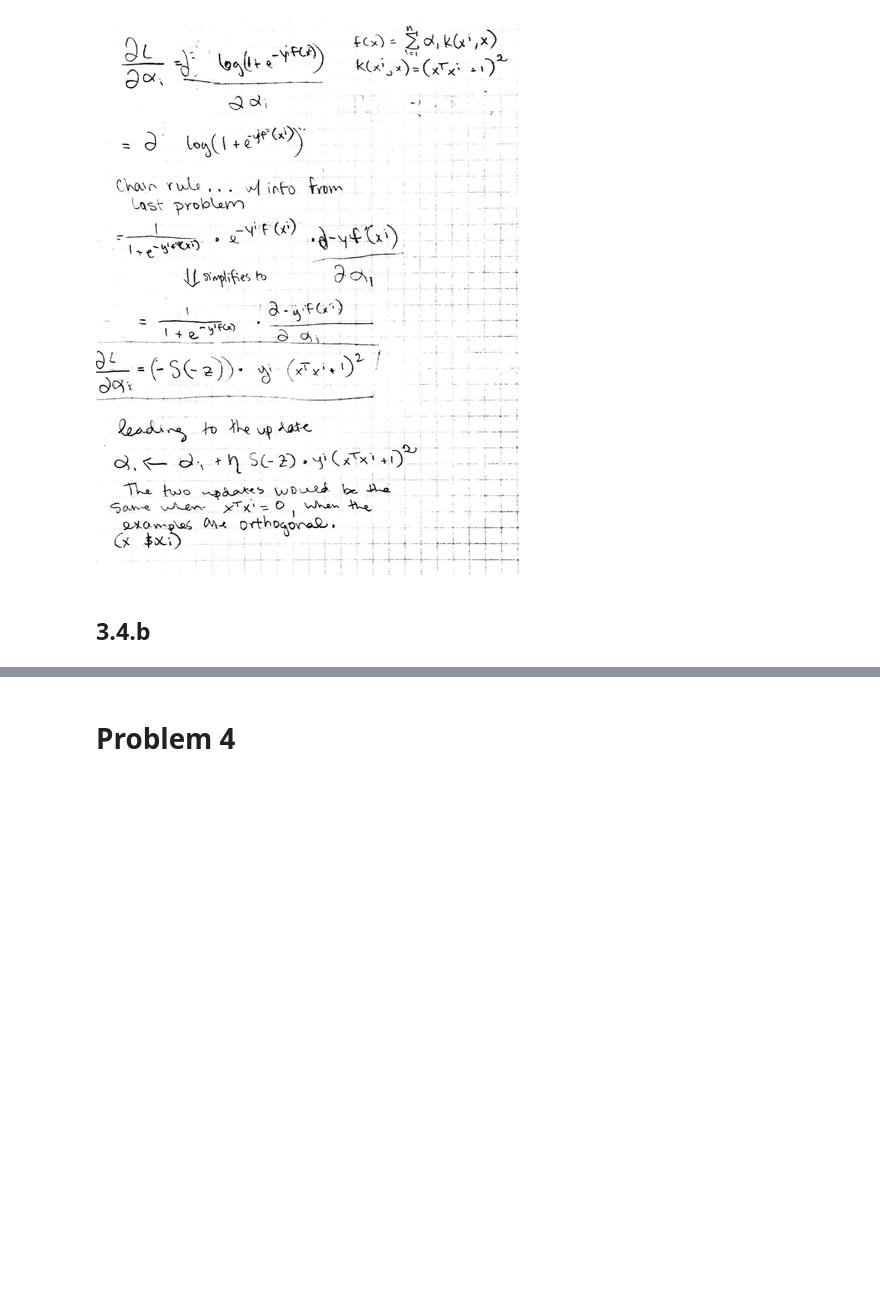
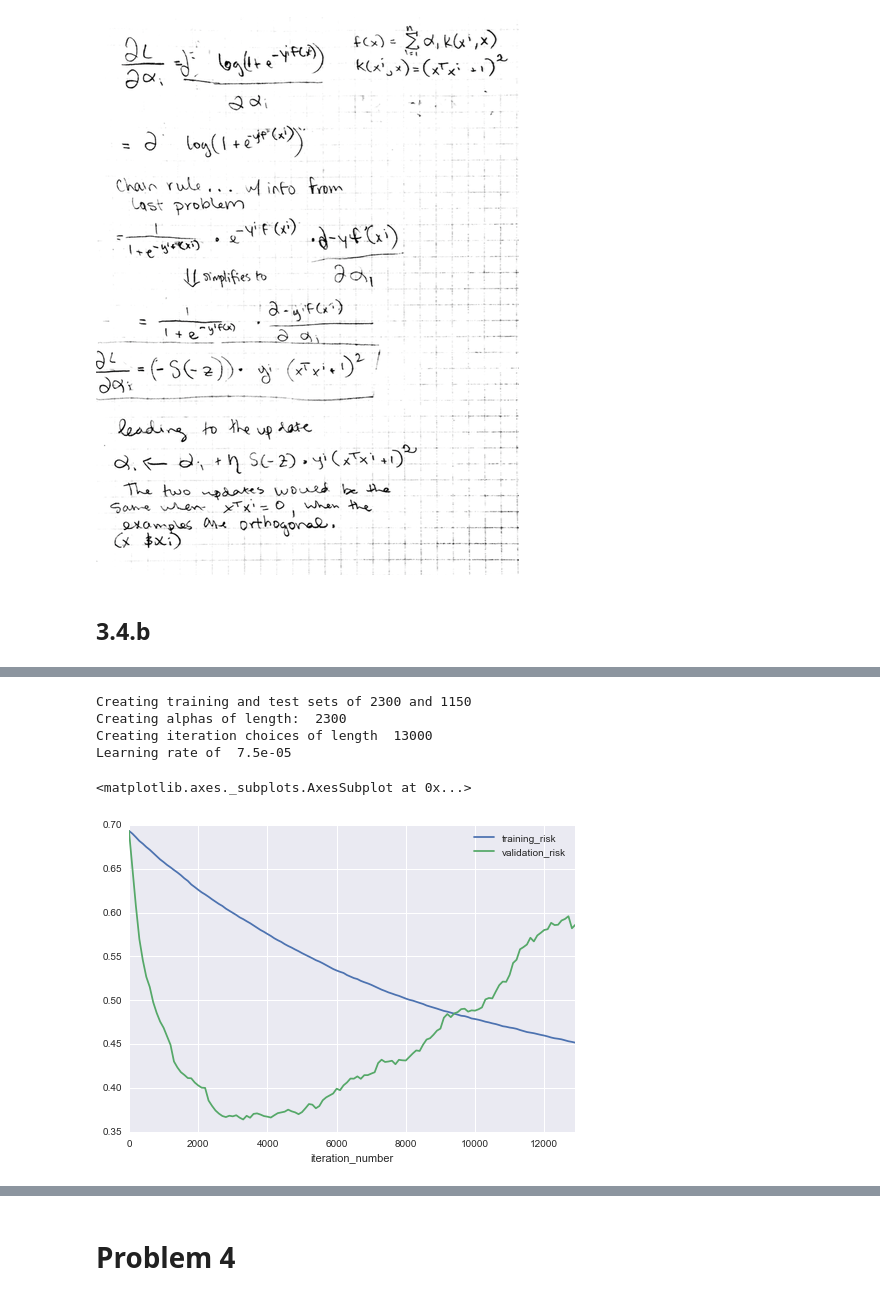
Before and after one commit to bllchmbrs/ml289, a Jupyter notebook: hw3/hw-25912237.ipynb, the cells around one changed output, grey strips where cells are left out. Saved outputs shown, nothing was run; the diff lists cells and outputs as text; code cells hidden in the pictures; blank space fills up the shorter version.

```diff
--- a/hw3/hw-submission.ipynb
+++ b/hw3/hw-25912237.ipynb
@@ -489,3 +408,0 @@ xi.shape
-# %%
-alpha = np.random.randn(len(X))
-alpha.shape
@@ -563,0 +485,11 @@ risks2.training_risk.plot()
+# %%
+gamma, iters, lr = 10e-5, 13000, 0.000075
+w2, risks2 = lkrsgd_wrapper(stan_X, y, gamma, iters, lr)
+risks2.plot(x='iteration_number')
+# %% [output]
+Creating training and test sets of 2300 and 1150
+Creating alphas of length:  2300
+Creating iteration choices of length  13000
+Learning rate of  7.5e-05
+<matplotlib.axes._subplots.AxesSubplot at 0x...>
+[figure, added]
```
Also changed, not shown: parts of 27 cells of this notebook, 2 other files.
